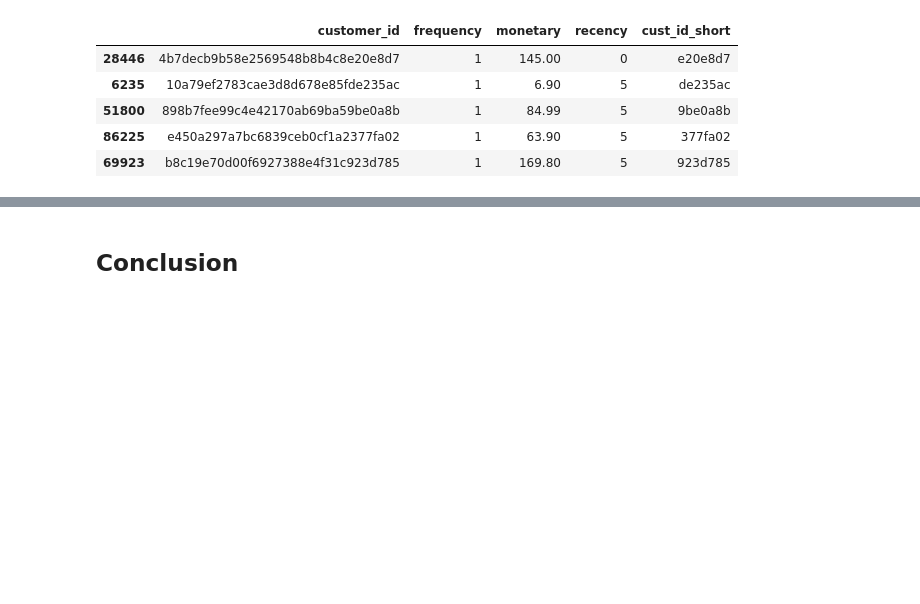
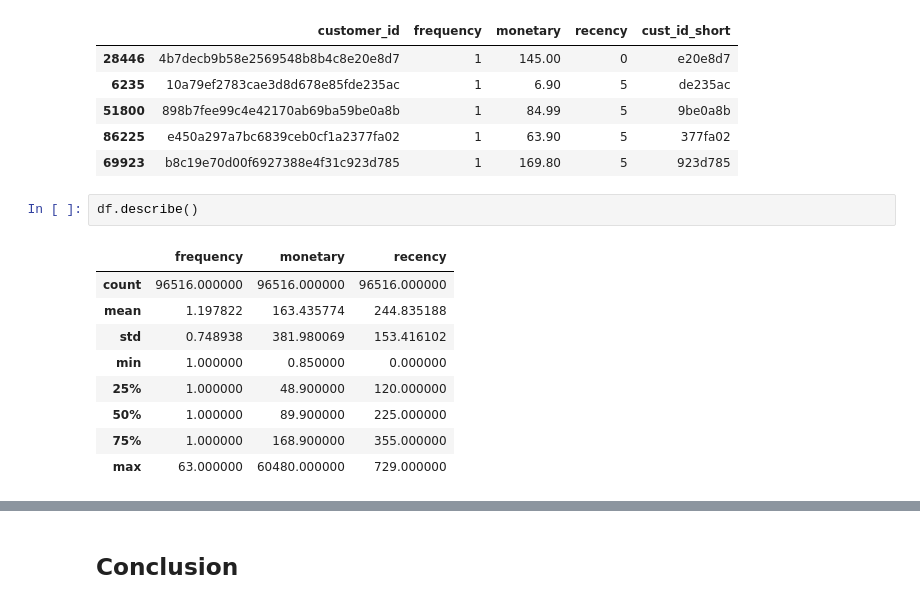
Before and after one commit to muhamadInsan/da-with-python-dicoding-submission, a Jupyter notebook: notebook.ipynb, the cells around one changed output, grey strips where cells are left out. Saved outputs shown, nothing was run; the diff lists cells and outputs as text; blank space fills up the shorter version.

```diff
--- a/notebook.ipynb
+++ b/notebook.ipynb
@@ -972,6 +967,18 @@ df.sort_values(by='recency', ascending=True).head()
 | 51800 | 898b7fee99c4e42170ab69ba59be0a8b | 1 | 84.99 | 5 | 9be0a8b |
 | 86225 | e450a297a7bc6839ceb0cf1a2377fa02 | 1 | 63.90 | 5 | 377fa02 |
 | 69923 | b8c19e70d00f6927388e4f31c923d785 | 1 | 169.80 | 5 | 923d785 |
+# %%
+df.describe()
+# %% [output]
+|  | frequency | monetary | recency |
+| count | 96516.000000 | 96516.000000 | 96516.000000 |
+| mean | 1.197822 | 163.435774 | 244.835188 |
+| std | 0.748938 | 381.980069 | 153.416102 |
+| min | 1.000000 | 0.850000 | 0.000000 |
+| 25% | 1.000000 | 48.900000 | 120.000000 |
+| 50% | 1.000000 | 89.900000 | 225.000000 |
+| 75% | 1.000000 | 168.900000 | 355.000000 |
+| max | 63.000000 | 60480.000000 | 729.000000 |
 # %%
 fig, ax = plt.subplots(nrows=1, ncols=3, figsize=(30, 6))
 
```
Also changed, not shown: parts of 36 cells of this notebook.
